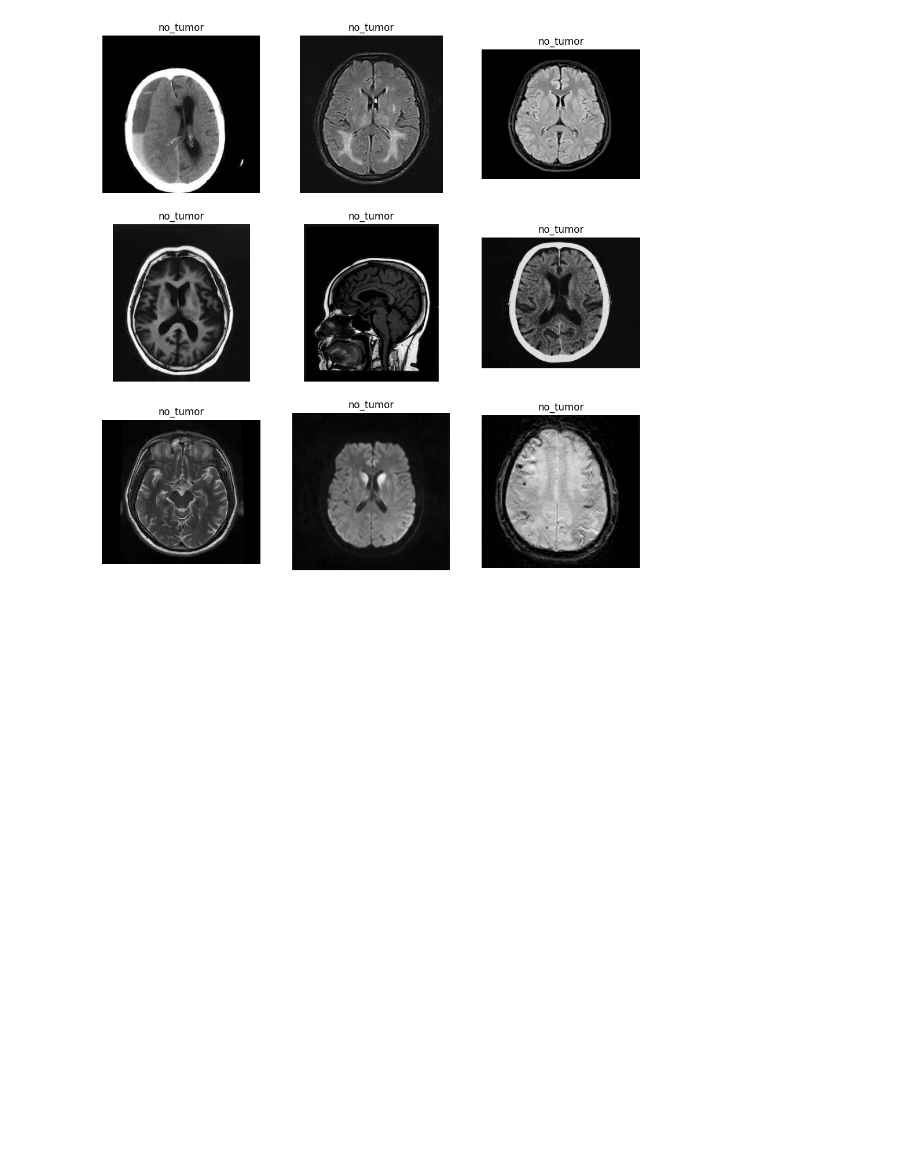
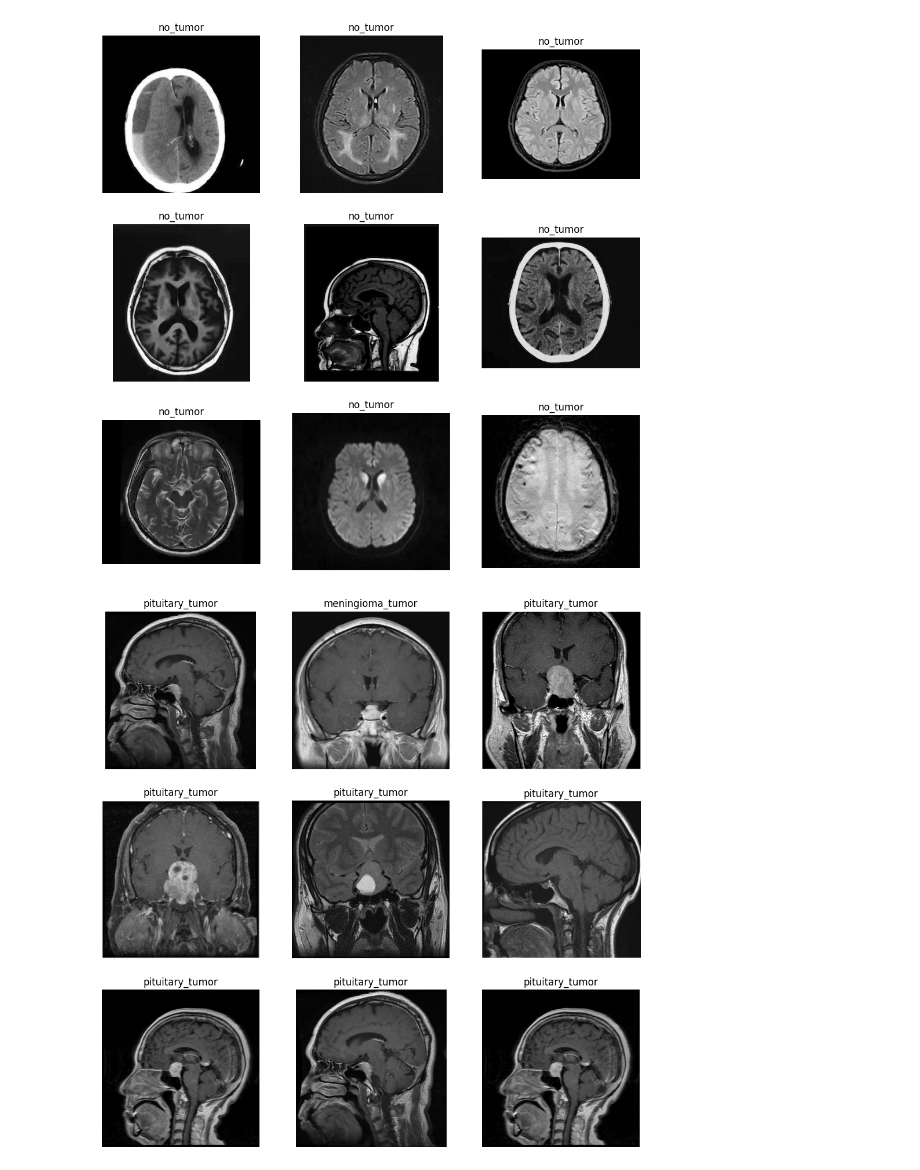
Before and after one commit to AdamRidene/Brain_Tumor_Detection, a Jupyter notebook: Brain_tumor_detection_notebook.ipynb, the cells around one changed output. Cells and saved outputs as stored; diff of their text form; code cells hidden in the pictures; blank space fills up the shorter version.

Commit message:
Added notes and testing units

```diff
--- a/Brain_tumor_detection_notebook.ipynb
+++ b/Brain_tumor_detection_notebook.ipynb
@@ -126,3 +128,19 @@ for i in os.listdir("../brain_tumor_detection/Testing/no_tumor/")[:9]:
     col+=1
 # %% [output]
 [figure]
+# %%
+plt.figure(figsize=(12,12))
+p=os.listdir("../brain_tumor_detection/Testing/")
+col=1
+for i in os.listdir("../brain_tumor_detection/Testing/pituitary_tumor/")[:9]:
+    plt.subplot(3,3,col)
+    img=cv.imread("../brain_tumor_detection/Testing/pituitary_tumor/"+i,0)
+    img1=cv.resize(img,(200,200))
+    img1=img1.reshape(1,-1)/255
+    pt=model_cv.predict(img1)
+    plt.title(choice[pt[0]])
+    plt.imshow(img,cmap="gray")
+    plt.axis("off")
+    col+=1
+# %% [output]
+[figure, added]
```
Also changed, not shown: parts of 1 cell of this notebook.
